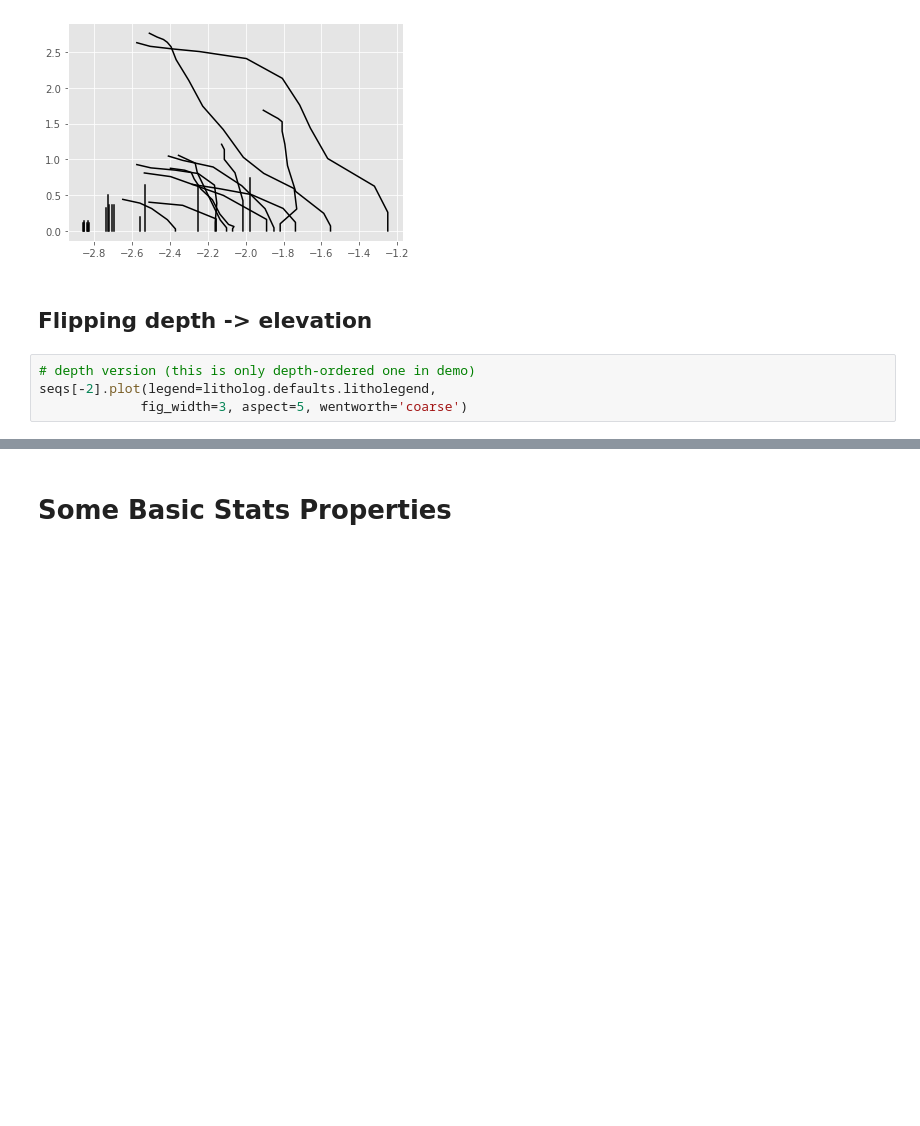
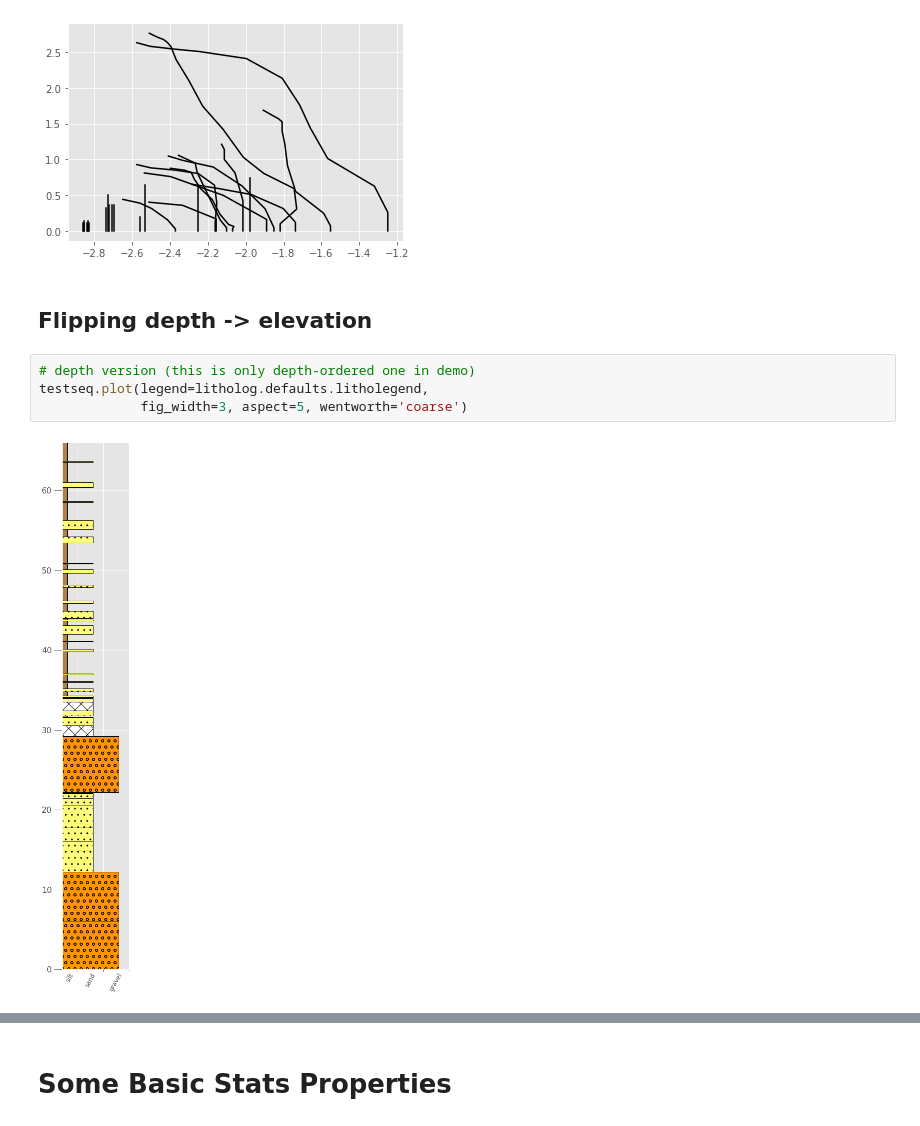
Before and after one commit to rgmyr/litholog, a Jupyter notebook: notebooks/actual_demo.ipynb, the cells around one changed output, grey strips where cells are left out. Saved outputs shown, nothing was run; the diff lists cells and outputs as text; blank space fills up the shorter version.

```diff
--- a/notebooks/actual_demo.ipynb
+++ b/notebooks/actual_demo.ipynb
@@ -332,7 +363,9 @@ for bed in testseq:
 ## Flipping depth -> elevation
 # %%
 # depth version (this is only depth-ordered one in demo)
-seqs[-2].plot(legend=litholog.defaults.litholegend,
+testseq.plot(legend=litholog.defaults.litholegend,
              fig_width=3, aspect=5, wentworth='coarse')
+# %% [output]
+[figure, added]
 # %%
 # to elevation
```
Also changed, not shown: parts of 33 cells of this notebook, 11 other files.
